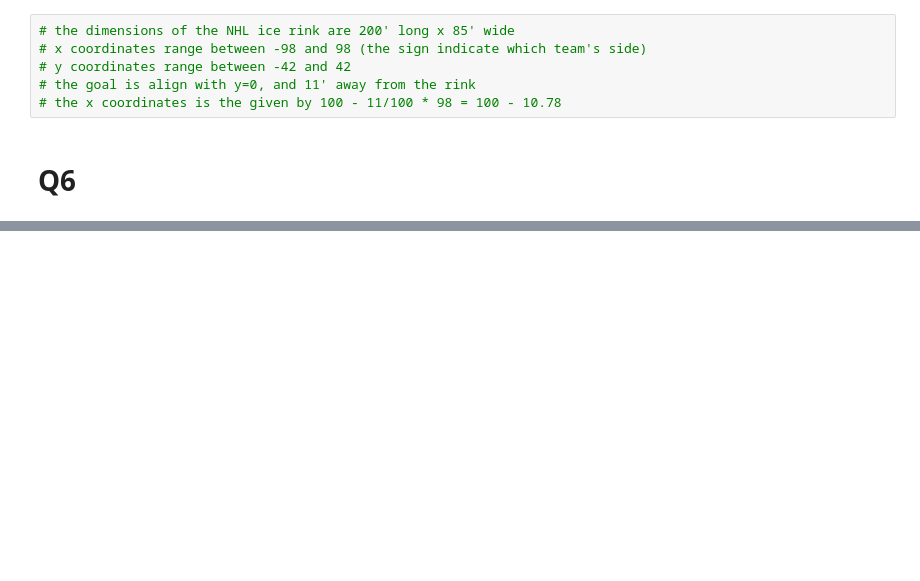
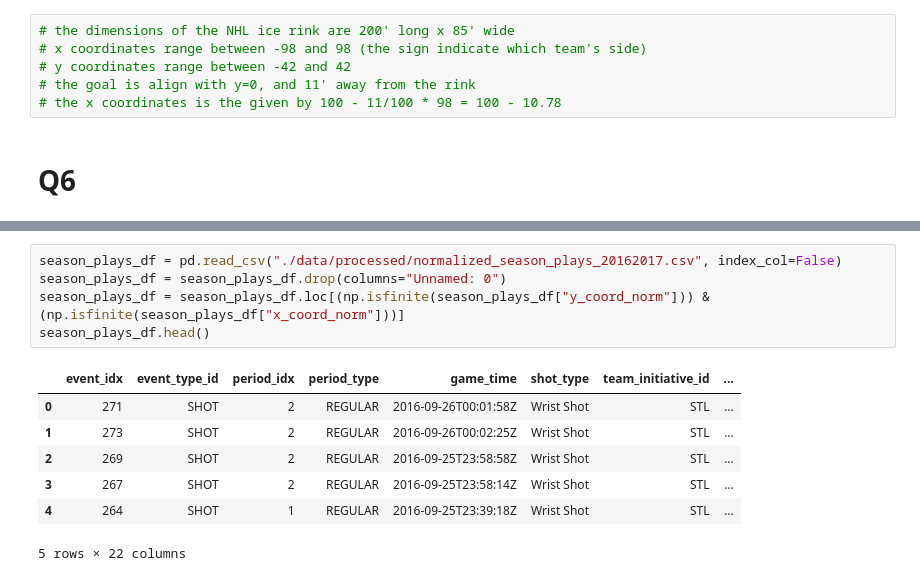
Before and after one commit to DS-IFT6750-project-collaboration/Hockey-all-star-analytics, a Jupyter notebook: ift6758-milestone1_tj.ipynb, the cells around one changed output, grey strips where cells are left out. Saved outputs shown, nothing was run; the diff lists cells and outputs as text; blank space fills up the shorter version.

```diff
--- a/ift6758-milestone1_tj.ipynb
+++ b/ift6758-milestone1_tj.ipynb
@@ -381,0 +363,13 @@ interactive(children=(SelectionSlider(description='gamePk', options=(2016010002,
+# %%
+season_plays_df = pd.read_csv("./data/processed/normalized_season_plays_20162017.csv", index_col=False)
+season_plays_df = season_plays_df.drop(columns="Unnamed: 0")
+season_plays_df = season_plays_df.loc[(np.isfinite(season_plays_df["y_coord_norm"])) & (np.isfinite(season_plays_df["x_coord_norm"]))]
+season_plays_df.head()
+# %% [output]
+|  | event_idx | event_type_id | period_idx | period_type | game_time | shot_type | team_initiative_id | ... |
+| 0 | 271 | SHOT | 2 | REGULAR | 2016-09-26T00:01:58Z | Wrist Shot | STL | ... |
+| 1 | 273 | SHOT | 2 | REGULAR | 2016-09-26T00:02:25Z | Wrist Shot | STL | ... |
+| 2 | 269 | SHOT | 2 | REGULAR | 2016-09-25T23:58:58Z | Wrist Shot | STL | ... |
+| 3 | 267 | SHOT | 2 | REGULAR | 2016-09-25T23:58:14Z | Wrist Shot | STL | ... |
+| 4 | 264 | SHOT | 1 | REGULAR | 2016-09-25T23:39:18Z | Wrist Shot | STL | ... |
+5 rows × 22 columns
```
Also changed, not shown: parts of 24 cells of this notebook, 1 other file.
